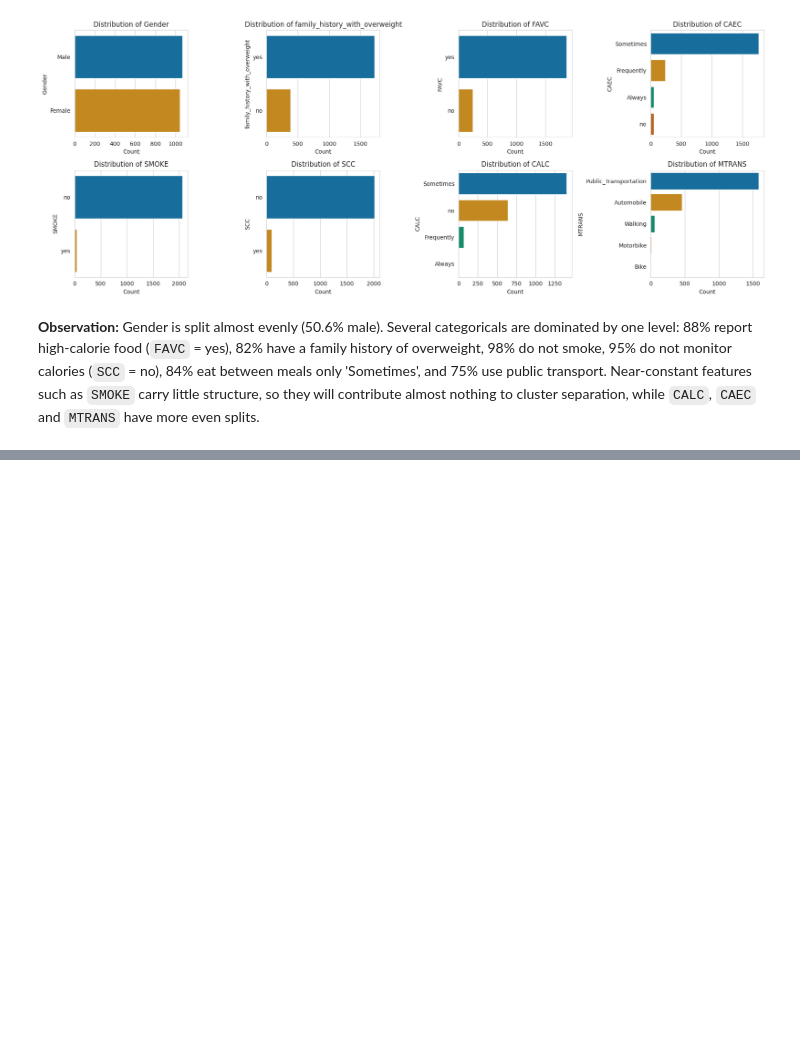
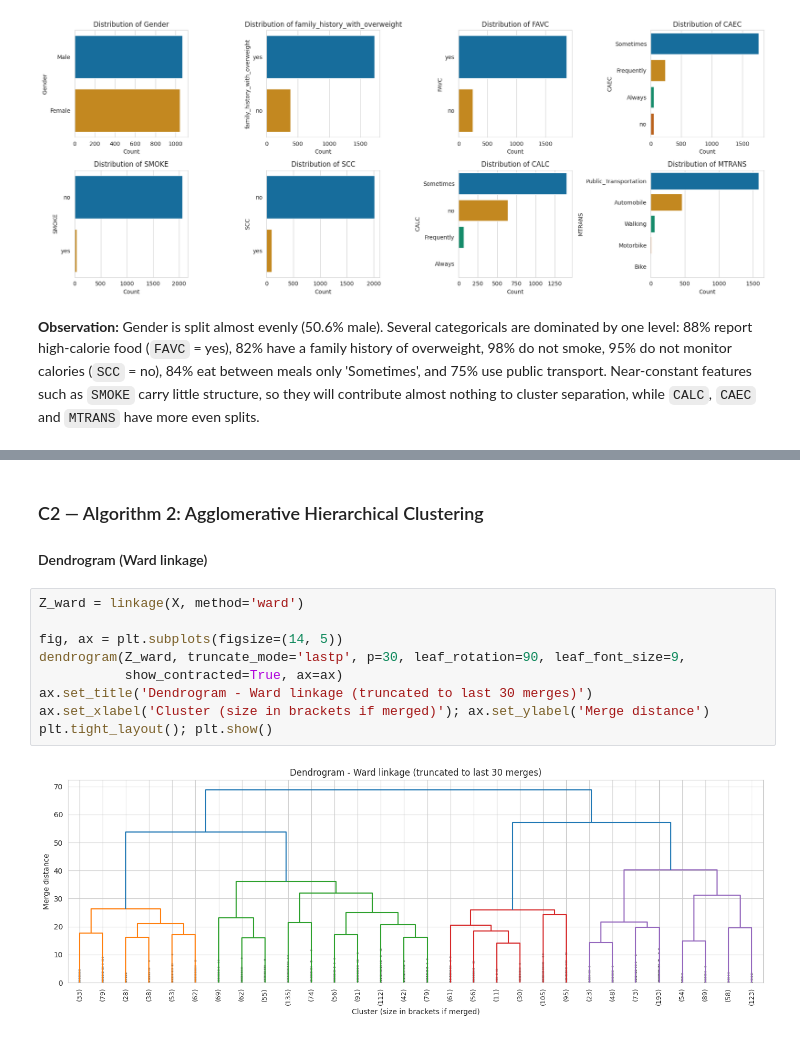
Before and after one commit to Isvarr/capstone_ml, a Jupyter notebook: clustering.ipynb, the cells around one changed output, grey strips where cells are left out. Saved outputs shown, nothing was run; the diff lists cells and outputs as text; blank space fills up the shorter version.

```diff
--- a/clustering.ipynb
+++ b/clustering.ipynb
@@ -121,0 +261,14 @@ plt.tight_layout(); plt.show()
+# %% [markdown]
+### C2 — Algorithm 2: Agglomerative Hierarchical Clustering
+#### Dendrogram (Ward linkage)
+# %%
+Z_ward = linkage(X, method='ward')
+
+fig, ax = plt.subplots(figsize=(14, 5))
+dendrogram(Z_ward, truncate_mode='lastp', p=30, leaf_rotation=90, leaf_font_size=9,
+           show_contracted=True, ax=ax)
+ax.set_title('Dendrogram - Ward linkage (truncated to last 30 merges)')
+ax.set_xlabel('Cluster (size in brackets if merged)'); ax.set_ylabel('Merge distance')
+plt.tight_layout(); plt.show()
+# %% [output]
+[figure, added]
```
Also changed, not shown: parts of 13 cells of this notebook.
